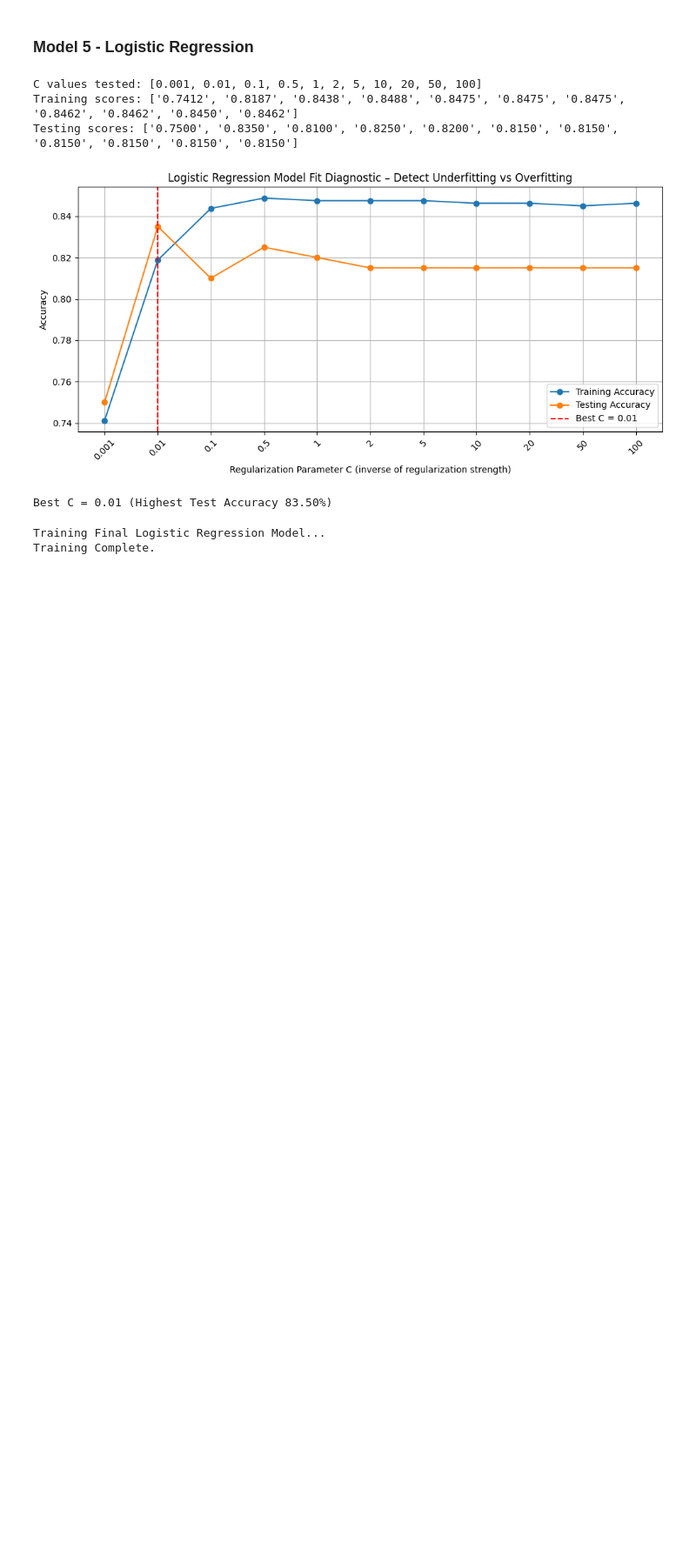
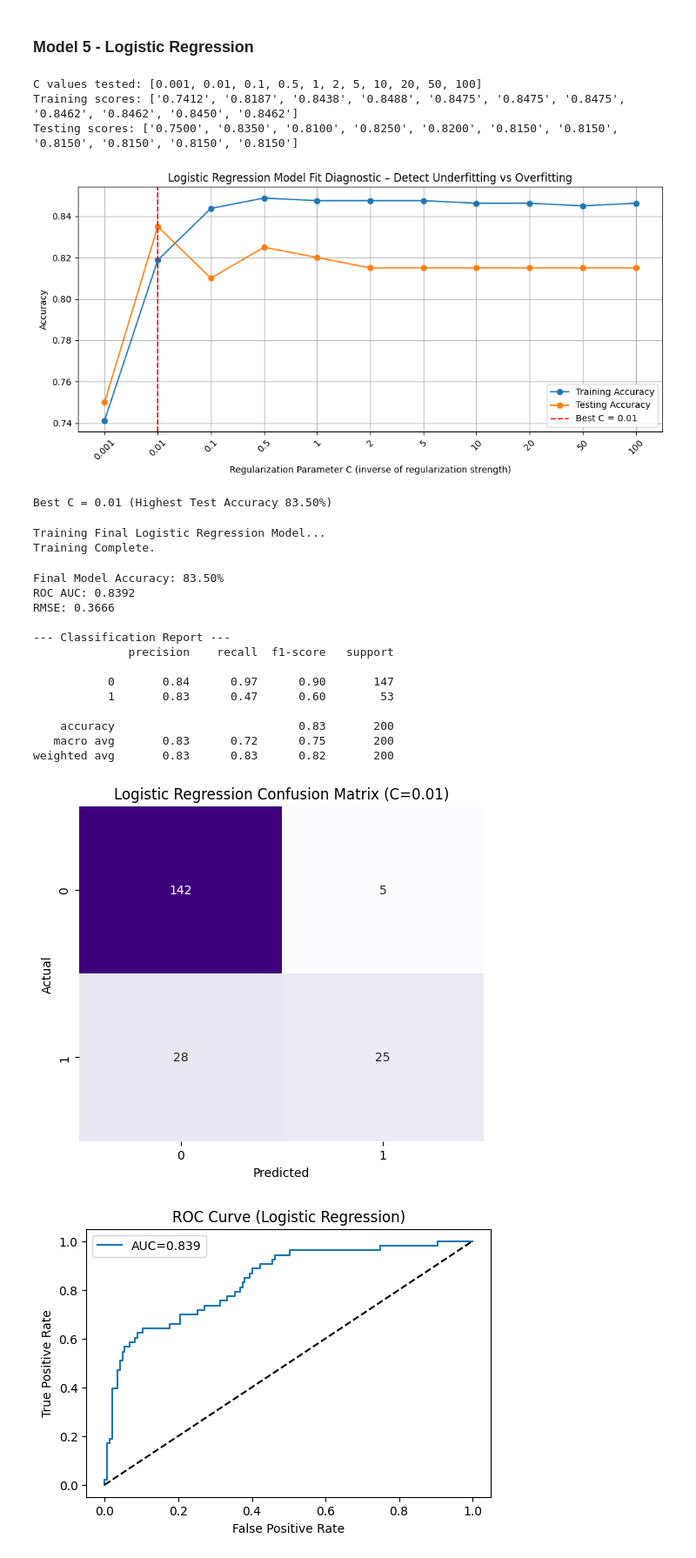
Before and after one commit to PoisonDarterz/wie3007_assignment, a Jupyter notebook: group_project.ipynb, the cells around one changed output. Shown at 87% size. Cells and saved outputs as stored; diff of their text form; code cells hidden in the pictures; blank space fills up the shorter version.

Commit message:
Model Evaluation

```diff
--- a/group_project.ipynb
+++ b/group_project.ipynb
@@ -1387,3 +1387,63 @@ print("Training Complete.")
 # %% [output]
 Training Final Logistic Regression Model...
 Training Complete.
+# %%
+# Model Evaluation
+y_pred = lr_pipeline.predict(X_test)
+y_proba = lr_pipeline.predict_proba(X_test)[:,1]
+
+accuracy = accuracy_score(y_test, y_pred)
+auc = roc_auc_score(y_test, y_proba)
+rmse = np.sqrt(mean_squared_error(y_test, y_proba))
+
+print(f"\nFinal Model Accuracy: {accuracy:.2%}")
+print(f"ROC AUC: {auc:.4f}")
+print(f"RMSE: {rmse:.4f}\n")
+print("--- Classification Report ---")
+print(classification_report(y_test, y_pred))
+
+# Confusion Matrix
+plt.figure(figsize=(6,5))
+sns.heatmap(confusion_matrix(y_test, y_pred), annot=True, fmt='d',
+            cmap='Purples', cbar=False)
+plt.title(f"Logistic Regression Confusion Matrix (C={best_c})")
+plt.xlabel("Predicted")
+plt.ylabel("Actual")
+plt.show()
+
+# ROC Curve
+fpr, tpr, _ = roc_curve(y_test, y_proba)
+plt.figure(figsize=(6,4))
+plt.plot(fpr, tpr, label=f"AUC={auc:.3f}")
+plt.plot([0,1],[0,1],'k--')
+plt.xlabel("False Positive Rate")
+plt.ylabel("True Positive Rate")
+plt.title("ROC Curve (Logistic Regression)")
+plt.legend()
+plt.show()
+
+# Precision-Recall Curve
+prec, rec, _ = precision_recall_curve(y_test, y_proba)
+plt.figure(figsize=(6,4))
+plt.plot(rec, prec, label="Precision-Recall")
+plt.xlabel("Recall")
+plt.ylabel("Precision")
+plt.title("Precision-Recall Curve (Logistic Regression)")
+plt.legend()
+plt.show()
+# %% [output]
+Final Model Accuracy: 83.50%
+ROC AUC: 0.8392
+RMSE: 0.3666
+
+--- Classification Report ---
+              precision    recall  f1-score   support
+
+           0       0.84      0.97      0.90       147
+           1       0.83      0.47      0.60        53
+
+    accuracy                           0.83       200
+   macro avg       0.83      0.72      0.75       200
+weighted avg       0.83      0.83      0.82       200
+[figure, added]
+[figure, added]
```
Also changed, not shown: parts of 1 cell of this notebook.
